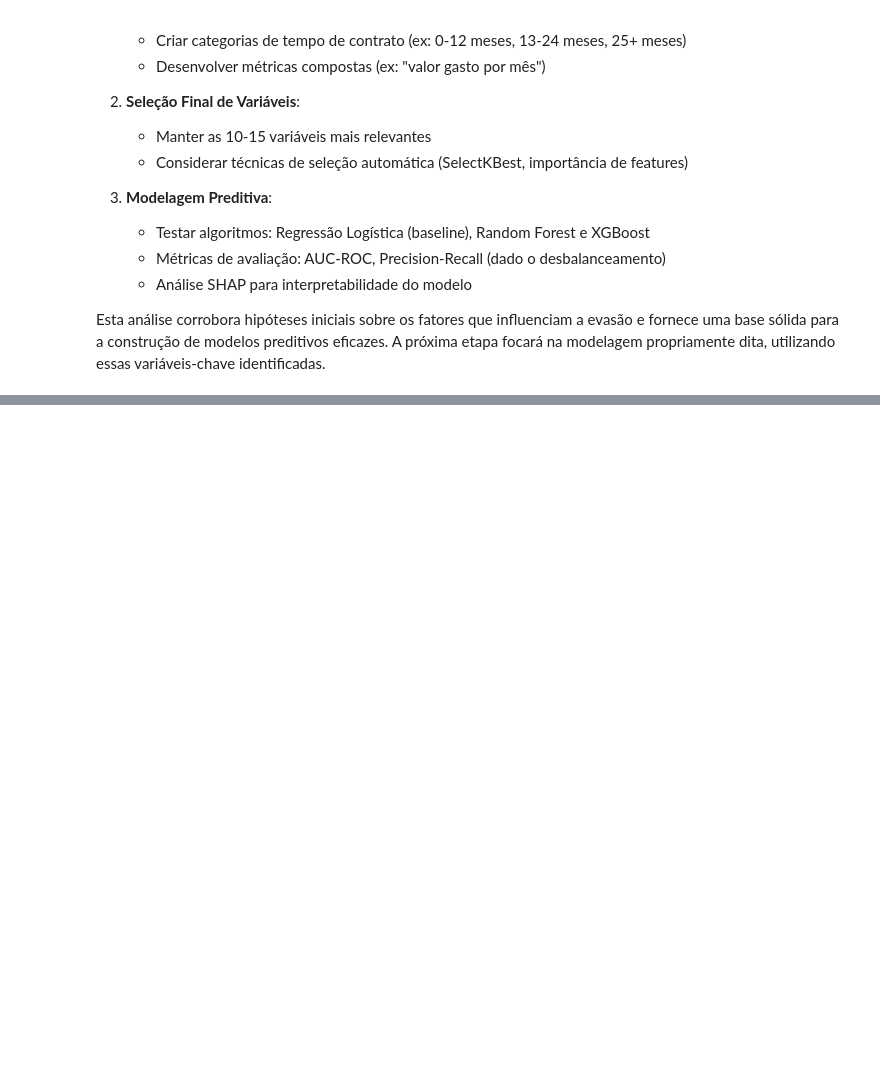
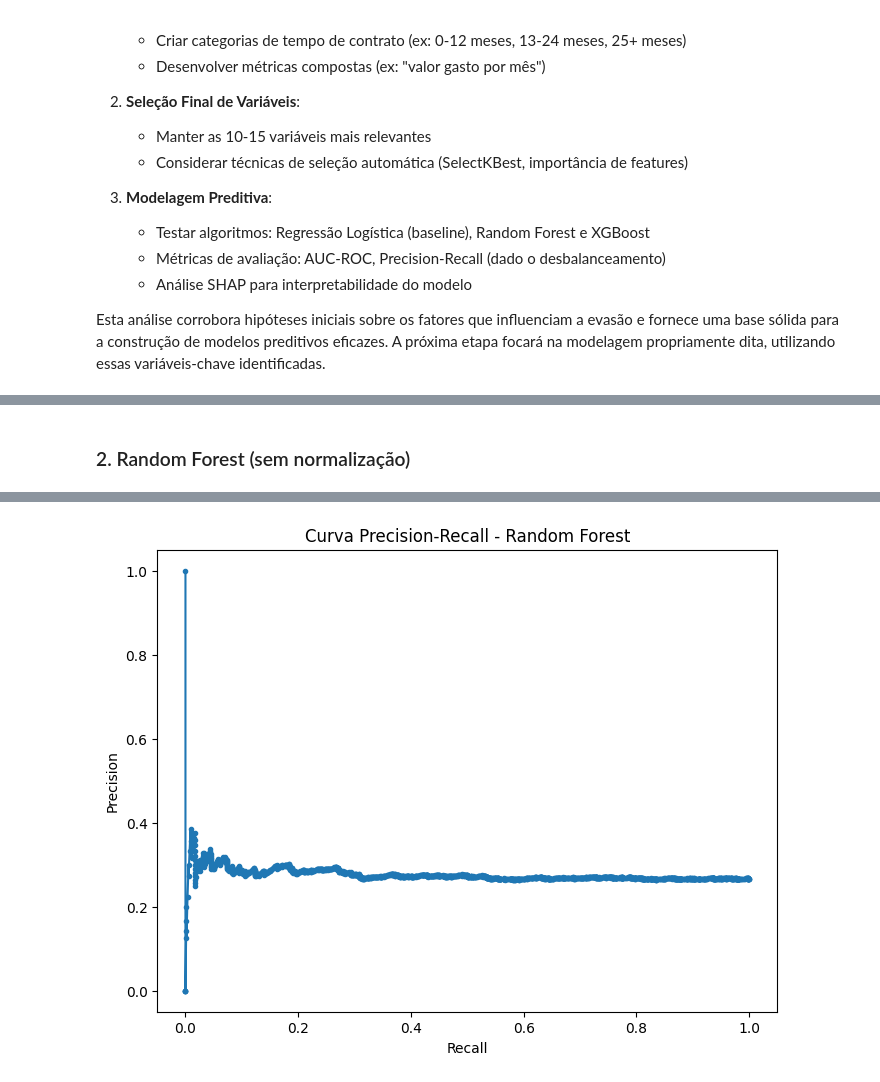
Before and after one commit to anandamatos/telecom-x2, a Jupyter notebook: notebooks/index.ipynb, the cells around one changed output, grey strips where cells are left out. Cells and saved outputs as stored; diff of their text form; code cells hidden in the pictures; blank space fills up the shorter version.

Commit message:
Modelagem Preditiva

```diff
--- a/notebooks/index.ipynb
+++ b/notebooks/index.ipynb
@@ -812,0 +821,19 @@ Esta análise corrobora hipóteses iniciais sobre os fatores que influenciam a e
+# %%
+from sklearn.model_selection import train_test_split
+
+# Já temos X (features) e y (target) definidos anteriormente
+# Vamos usar uma divisão 70/30 considerando o tamanho do dataset (~6,800 registros)
+X_train, X_test, y_train, y_test = train_test_split(
+    X,
+    y,
+    test_size=0.3,
+    random_state=42,  # para reproducibilidade
+    stratify=y  # mantém a proporção de classes
+)
+
+print(f"Shape dos dados de treino: {X_train.shape}")
+print(f"Shape dos dados de teste: {X_test.shape}")
+print("\nProporção de classes no treino:")
+print(y_train.value_counts(normalize=True))
+print("\nProporção de classes no teste:")
+print(y_test.value_counts(normalize=True))
@@ -812,0 +937,58 @@ Esta análise corrobora hipóteses iniciais sobre os fatores que influenciam a e
+# %% [markdown]
+### 2. Random Forest (sem normalização)
+# %%
+from sklearn.ensemble import RandomForestClassifier
+from sklearn.model_selection import cross_val_score
+from sklearn.metrics import classification_report, roc_auc_score, confusion_matrix, precision_recall_curve
+import matplotlib.pyplot as plt
+
+# Pipeline aprimorado com validação cruzada
+rf_model = RandomForestClassifier(
+    n_estimators=200,  # Aumentado para melhor capturar padrões
+    max_depth=8,       # Profundidade maior para relações mais complexas
+    min_samples_split=20,  # Evitar overfitting
+    class_weight='balanced_subsample',
+    random_state=42,
+    max_features='sqrt',  # Melhor para alta dimensionalidade (45 features)
+    n_jobs=-1  # Usar todos os cores do processador
+)
+
+# Validação cruzada antes do treino final
+cv_scores = cross_val_score(rf_model, X_train, y_train,
+                          cv=5, scoring='roc_auc', n_jobs=-1)
+print(f"Validação Cruzada (AUC-ROC): Média = {cv_scores.mean():.4f}, Std = {cv_scores.std():.4f}")
+
+# Treino final
+rf_model.fit(X_train, y_train)
+
+# Avaliação
+y_pred_rf = rf_model.predict(X_test)
+y_proba_rf = rf_model.predict_proba(X_test)[:, 1]
+
+print("\nRandom Forest - Métricas:")
+print(classification_report(y_test, y_pred_rf))
+print(f"AUC-ROC: {roc_auc_score(y_test, y_proba_rf):.4f}")
+
+# Matriz de confusão
+print("\nMatriz de Confusão:")
+print(confusion_matrix(y_test, y_pred_rf))
+
+# Curva Precision-Recall
+precision, recall, _ = precision_recall_curve(y_test, y_proba_rf)
+plt.figure(figsize=(8, 6))
+plt.plot(recall, precision, marker='.')
+plt.xlabel('Recall')
+plt.ylabel('Precision')
+plt.title('Curva Precision-Recall - Random Forest')
+plt.show()
+
+# Feature Importance
+importances = rf_model.feature_importances_
+feature_importance = pd.DataFrame({
+    'Feature': X.columns,
+    'Importance': importances
+}).sort_values('Importance', ascending=False)
+
+print("\nTop 10 Features mais importantes:")
+print(feature_importance.head(10))
+# %% [output]
@@ -812,0 +1012 @@ Esta análise corrobora hipóteses iniciais sobre os fatores que influenciam a e
+[figure, added]
```
Also changed, not shown: parts of 20 cells of this notebook.
